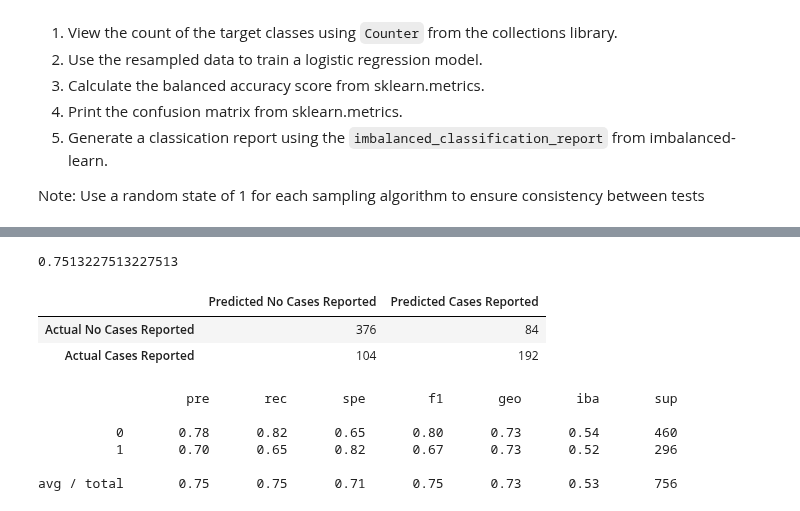
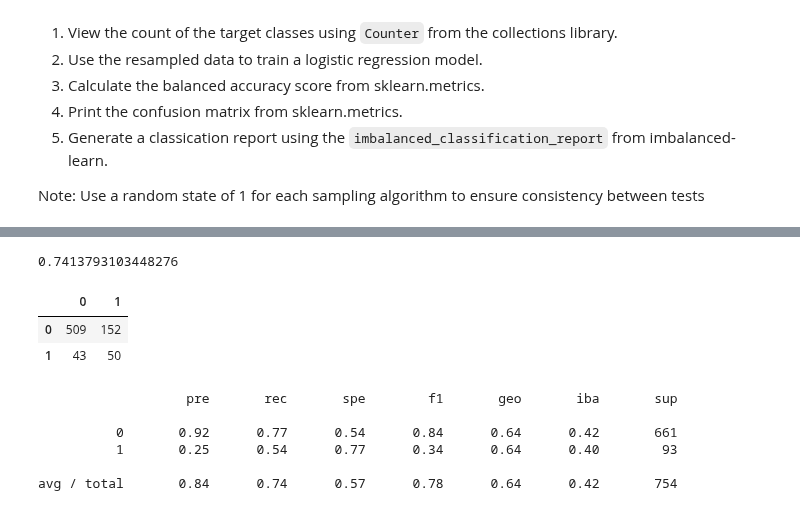
Before and after one commit to Tsoggy/Lyme_Disease, a Jupyter notebook: Resources/Notebooks/Lyme_ML_model.ipynb, the cells around one changed output, grey strips where cells are left out. Drawn from its saved outputs; the diff is of its cells as text; code cells hidden in the pictures.

```diff
--- a/Resources/Notebooks/Lyme_ML_model.ipynb
+++ b/Resources/Notebooks/Lyme_ML_model.ipynb
@@ -113,3 +113,6 @@ Rural(%)                                         float64
 Life_Expectancy                                  float64
 Deaths(Count)                                    float64
 dtype: object
+# %%
+df3 = pd.read_csv(f"../../{file_path}Ticks_Cases_Lat_Long.csv")
+df3.head()
@@ -115,0 +126,5 @@ dtype: object
+# %%
+mldf = df_merged.merge(df3, on='FIPS')
+mldf = mldf.drop(columns=['Cases2019','Unnamed: 0'])
+print(mldf.shape)
+mldf.head()
@@ -120,10 +186,9 @@ df_merged.to_csv(f"../../{file_path}/ML_Demographic_LymeCase_HealthRank.csv", in
 ## Split the Data into Training and Testing
 # %%
 # Create our features
-X = df_merged.copy()
-X = X.drop(columns='Lyme Disease Incidence Reported', axis=1)
+X = pd.get_dummies(mldf.drop(columns='Ticks_With_Lyme', axis=1))
 
 # Create our target
-y = df_merged[['Lyme Disease Incidence Reported']]
+y = mldf['Ticks_With_Lyme']
 y.value_counts()
 # %% [output]
@@ -150,3 +197,0 @@ group_names = ["0","1"]
-# %%
-y["Lyme_Cases"] = pd.cut(y["Lyme Disease Incidence Reported"], bins, labels=group_names)
-y = y["Lyme_Cases"]
@@ -377,26 +384,26 @@ Please also refer to the documentation for alternative solver options:
 # Calculated the balanced accuracy score
 print(accuracy_score(y_test, y_pred))
 # %% [output]
-0.7513227513227513
+0.7413793103448276
 # %%
 # Display the confusion matrix
 from sklearn.metrics import confusion_matrix, classification_report
 
 matrix = confusion_matrix(y_test, y_pred)
 cm_df = pd.DataFrame(
-    matrix, index=["Actual No Cases Reported", "Actual Cases Reported"], columns=["Predicted No Cases Reported", "Predicted Cases Reported"])
+    matrix)
 cm_df
 # %% [output]
-|  | Predicted No Cases Reported | Predicted Cases Reported |
-| Actual No Cases Reported | 376 | 84 |
-| Actual Cases Reported | 104 | 192 |
+|  | 0 | 1 |
+| 0 | 509 | 152 |
+| 1 | 43 | 50 |
 # %%
 # Print the imbalanced classification report
 print(classification_report_imbalanced(y_test, y_pred))
 # %% [output]
                    pre       rec       spe        f1       geo       iba       sup
 
-          0       0.78      0.82      0.65      0.80      0.73      0.54       460
-          1       0.70      0.65      0.82      0.67      0.73      0.52       296
+          0       0.92      0.77      0.54      0.84      0.64      0.42       661
+          1       0.25      0.54      0.77      0.34      0.64      0.40        93
 
-avg / total       0.75      0.75      0.71      0.75      0.73      0.53       756
+avg / total       0.84      0.74      0.57      0.78      0.64      0.42       754
```
Also changed, not shown: parts of 27 cells of this notebook, 1 other file.
